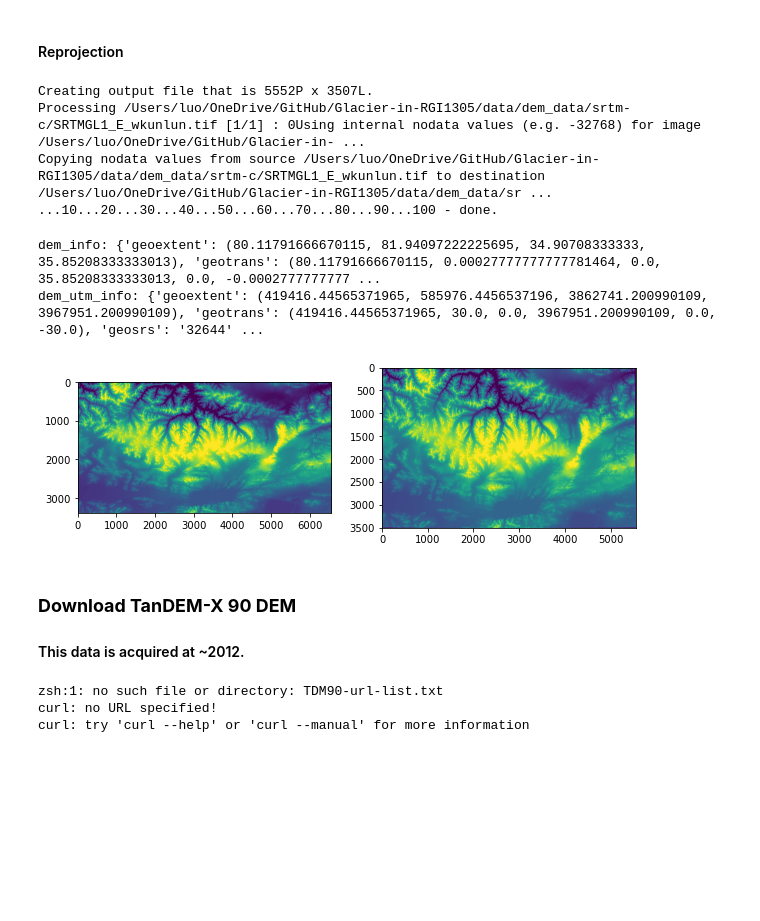
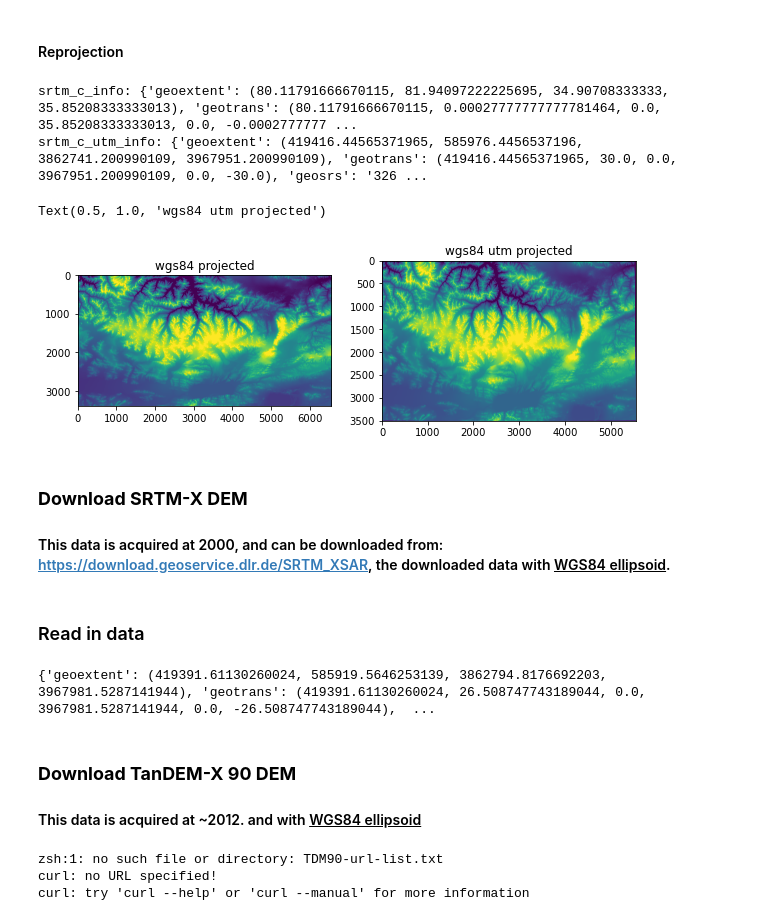
Before and after one commit to xinluo2018/Glacier-in-SETP, a Jupyter notebook: dem_proc/dem_access.ipynb, the cells around one changed output. Cells and saved outputs as stored; diff of their text form; code cells hidden in the pictures; blank space fills up the shorter version.

```diff
--- a/dem_proc/dem_access.ipynb
+++ b/dem_proc/dem_access.ipynb
@@ -16,5 +16,6 @@ from utils.lay_stack import lay_stack
 # %%
 ## configuration
 region_bounds = (80.118, 34.907, 81.941, 35.852)     # rgi13_05
-path_srtm = config.root_proj + '/data/dem_data/srtm-c/SRTMGL1_E_wkunlun.tif'
+path_srtm_c = config.root_proj + '/data/dem_data/srtm-c/SRTMGL1_E_wkunlun.tif'
+# epsg_code = '32644'
 # %%
@@ -27,29 +28,36 @@ DEM data have been downloaded!
 #### Reprojection
 # %%
 ### 1. wgs84 to utm projection
-path_srtm_utm = config.root_proj + '/data/dem_data/srtm-c/SRTMGL1_E_wkunlun_utm.tif'
+path_srtm_c_utm = config.root_proj + '/data/dem_data/srtm-c/SRTMGL1_E_wkunlun_utm.tif'
 command_line = 'gdalwarp  -overwrite -s_srs EPSG:4326 -t_srs EPSG:32644 -tr 30 30 -r cubic -co COMPRESS=LZW -co TILED=YES ' +\
                 path_srtm + ' ' + path_srtm_utm
 print(os.popen(command_line).read())
-# %% [output]
-Creating output file that is 5552P x 3507L.
-Processing /Users/luo/OneDrive/GitHub/Glacier-in-RGI1305/data/dem_data/srtm-c/SRTMGL1_E_wkunlun.tif [1/1] : 0Using internal nodata values (e.g. -32768) for image /Users/luo/OneDrive/GitHub/Glacier-in- ...
-Copying nodata values from source /Users/luo/OneDrive/GitHub/Glacier-in-RGI1305/data/dem_data/srtm-c/SRTMGL1_E_wkunlun.tif to destination /Users/luo/OneDrive/GitHub/Glacier-in-RGI1305/data/dem_data/sr ...
-...10...20...30...40...50...60...70...80...90...100 - done.
 # %%
-dem, dem_info = readTiff(path_srtm)
-dem_utm, dem_utm_info = readTiff(path_srtm_utm)
-print('dem_info:',dem_info); print('dem_utm_info:', dem_utm_info)
+srtm_c, srtm_c_info = readTiff(path_srtm_c)
+srtm_c_utm, srtm_c_utm_info = readTiff(path_srtm_c_utm)
+print('srtm_c_info:',srtm_c_info); print('srtm_c_utm_info:', srtm_c_utm_info)
 plt.figure(figsize=(10,5))
-plt.subplot(1,2,1); imgShow(dem)
-plt.subplot(1,2,2); imgShow(dem_utm)
+plt.subplot(1,2,1); imgShow(srtm_c); plt.title('wgs84 projected')
+plt.subplot(1,2,2); imgShow(srtm_c_utm); plt.title('wgs84 utm projected')
 # %% [output]
-dem_info: {'geoextent': (80.11791666670115, 81.94097222225695, 34.90708333333, 35.85208333333013), 'geotrans': (80.11791666670115, 0.00027777777777781464, 0.0, 35.85208333333013, 0.0, -0.0002777777777 ...
-dem_utm_info: {'geoextent': (419416.44565371965, 585976.4456537196, 3862741.200990109, 3967951.200990109), 'geotrans': (419416.44565371965, 30.0, 0.0, 3967951.200990109, 0.0, -30.0), 'geosrs': '32644' ...
+srtm_c_info: {'geoextent': (80.11791666670115, 81.94097222225695, 34.90708333333, 35.85208333333013), 'geotrans': (80.11791666670115, 0.00027777777777781464, 0.0, 35.85208333333013, 0.0, -0.0002777777 ...
+srtm_c_utm_info: {'geoextent': (419416.44565371965, 585976.4456537196, 3862741.200990109, 3967951.200990109), 'geotrans': (419416.44565371965, 30.0, 0.0, 3967951.200990109, 0.0, -30.0), 'geosrs': '326 ...
+Text(0.5, 1.0, 'wgs84 utm projected')
-[figure, old version]
+[figure, new version]
+# %% [markdown]
+### **Download SRTM-X DEM**
+#### This data is acquired at 2000, and can be downloaded from: https://download.geoservice.dlr.de/SRTM_XSAR, the downloaded data with <u>WGS84 ellipsoid</u>.
+# %% [markdown]
+### Read in data
+# %%
+path_srtm_x_utm = config.root_proj + '/data/dem_data/srtm-x/srtm_x_utm.tif'
+srtm_x_utm, srtm_x_utm_info = readTiff(path_srtm_x_utm)
+print(srtm_x_utm_info)
+# %% [output]
+{'geoextent': (419391.61130260024, 585919.5646253139, 3862794.8176692203, 3967981.5287141944), 'geotrans': (419391.61130260024, 26.508747743189044, 0.0, 3967981.5287141944, 0.0, -26.508747743189044),  ...
 # %% [markdown]
 ### **Download TanDEM-X 90 DEM**
-#### This data is acquired at ~2012.
+#### This data is acquired at ~2012. and with <u>WGS84 ellipsoid</u>
 # %%
 ### It is convenient to download from website directly.
 ### website: https://download.geoservice.dlr.de/TDM90/#download
```
Also changed, not shown: parts of 8 cells of this notebook, 17 other files.
